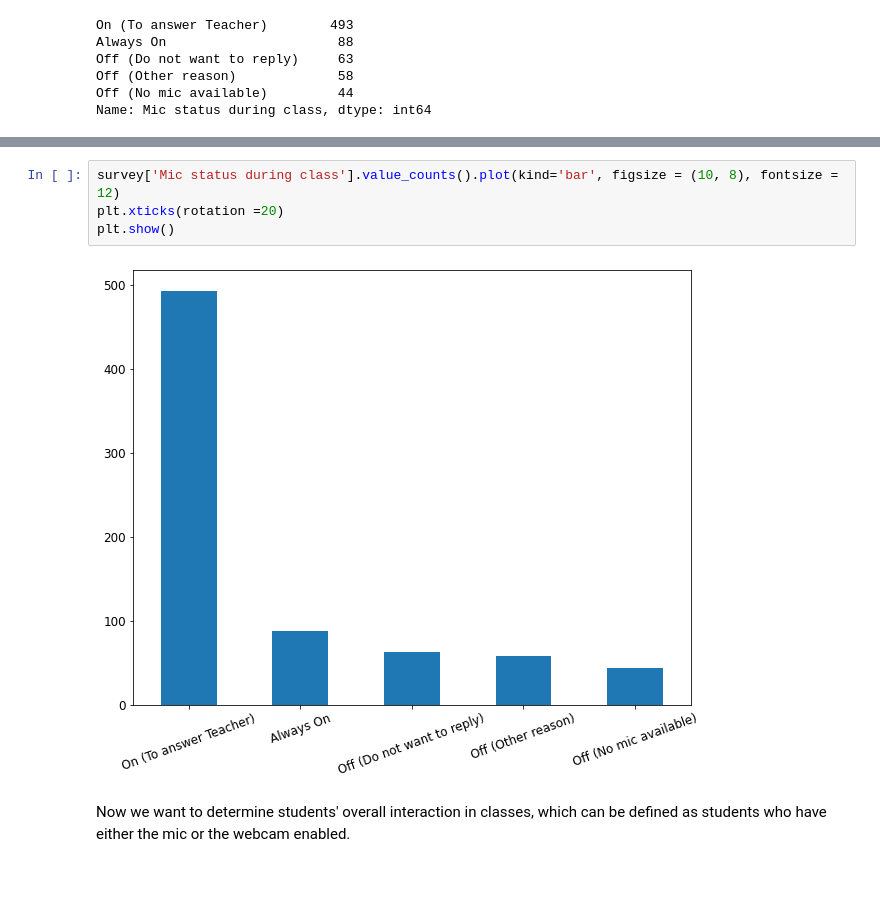
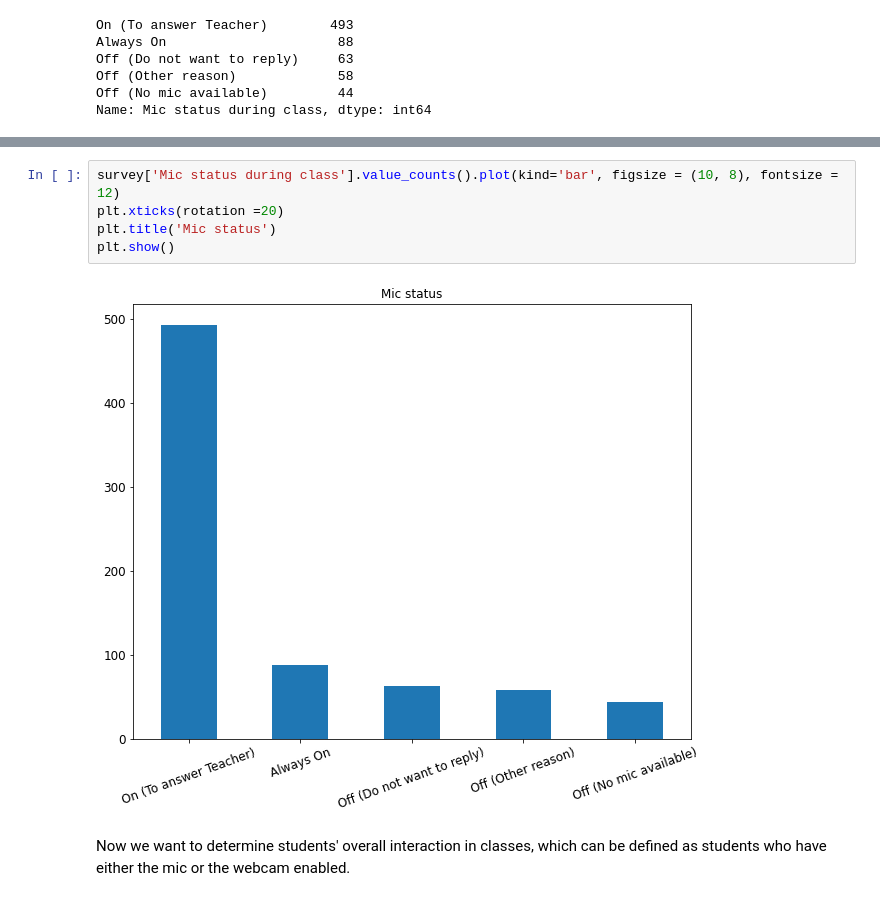
Before and after one commit to AhmadArrabi/Data-Analysis-Online-Learning-Survey, a Jupyter notebook: students_survey_analysis.ipynb, the cells around one changed output, grey strips where cells are left out. Drawn from its saved outputs; the diff is of its cells as text.

```diff
--- a/students_survey_analysis.ipynb
+++ b/students_survey_analysis.ipynb
@@ -125,9 +127,10 @@ plt.show()
 # %%
 survey['Mic status during class'].value_counts().plot(kind='bar', figsize = (10, 8), fontsize = 12)
 plt.xticks(rotation =20)
+plt.title('Mic status')
 plt.show()
 # %% [output]
-[figure, old version]
+[figure, new version]
 # %% [markdown]
 Now we want to determine students' overall interaction in classes, which can be defined as students who have either the mic or the webcam enabled.
 # %% [markdown]
```
Also changed, not shown: parts of 19 cells of this notebook.
